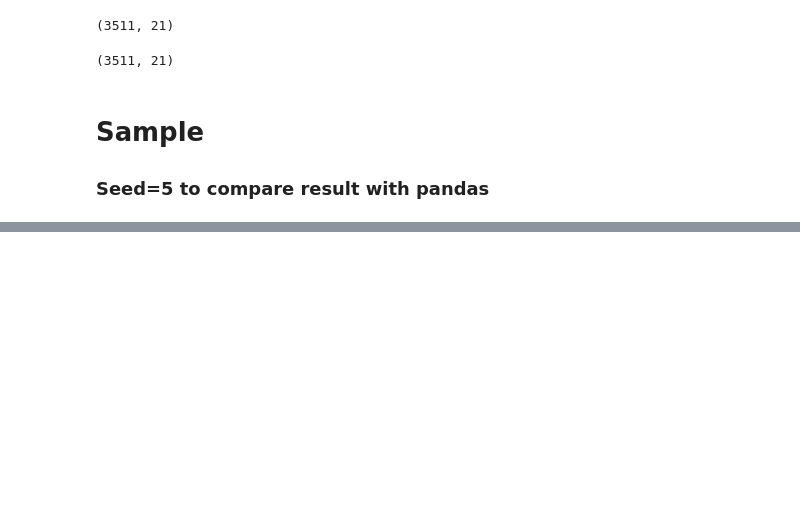
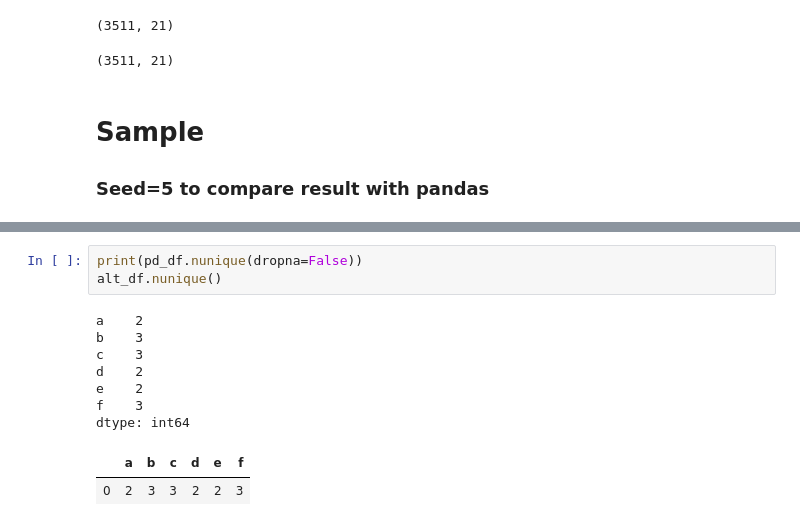
Before and after one commit to najafmurtaza/Analytica, a Jupyter notebook: Test Lib.ipynb, the cells around one changed output, grey strips where cells are left out. Drawn from its saved outputs; the diff is of its cells as text; blank space fills up the shorter version.

```diff
--- a/Test Lib.ipynb
+++ b/Test Lib.ipynb
@@ -1424,0 +1489,13 @@ alt_df.sample(frac=1.5, seed=5, replace=True)
+# %%
+print(pd_df.nunique(dropna=False))
+alt_df.nunique()
+# %% [output]
+a    2
+b    3
+c    3
+d    2
+e    2
+f    3
+dtype: int64
+|  | a | b | c | d | e | f |
+| 0 | 2 | 3 | 3 | 2 | 2 | 3 |
```
Also changed, not shown: parts of 70 cells of this notebook, 2 other files.
